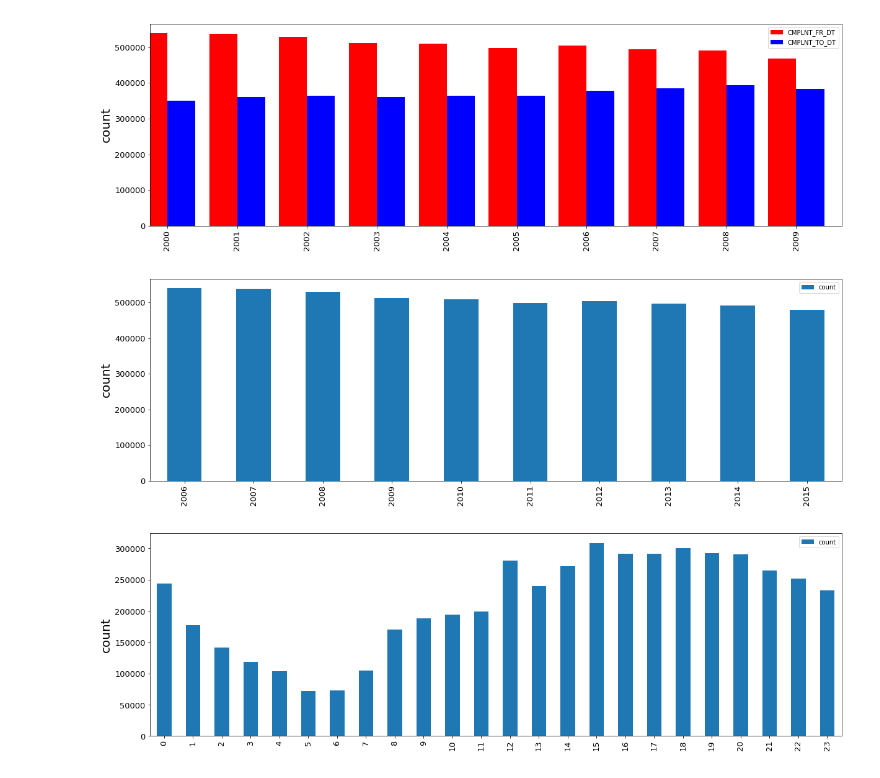
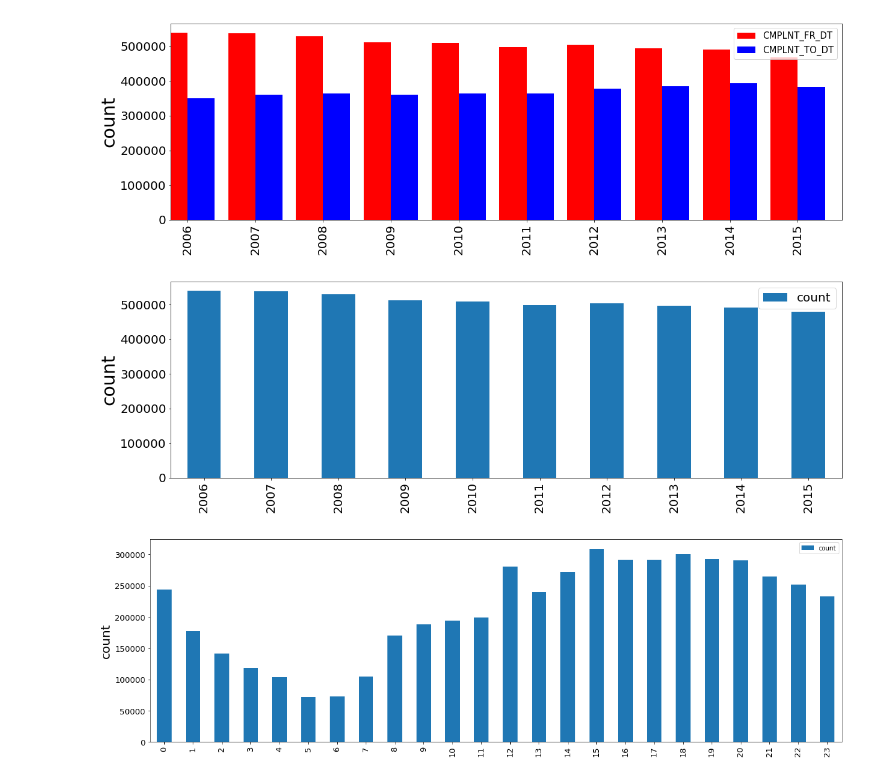
Before and after one commit to sj2384/BigDataProject, a Jupyter notebook: Weitao.ipynb, the cells around one changed output. Saved outputs shown, nothing was run; the diff lists cells and outputs as text; code cells hidden in the pictures.

```diff
--- a/Weitao.ipynb
+++ b/Weitao.ipynb
@@ -78,9 +80,9 @@ del value_dic['NULL']
 dates = {datetime.datetime.strptime(k, '%m/%d/%Y'):int(v) for k,v in value_dic.items() if k[-4:] != '1015'}
 x = sorted(dates)
 y = [dates[k] for k in sorted(dates)]
-fr_dt_df = pd.DataFrame(columns = ['date','count_from'])
+fr_dt_df = pd.DataFrame(columns = ['date','count'])
 fr_dt_df['date'] = x
-fr_dt_df['count_from'] = y
+fr_dt_df['count'] = y
 # %%
 fr_dt_df.head(8)
 # %% [output]
@@ -158,22 +153,23 @@ to_dt_df.tail(8)
 # %%
 fr_dt_df_small = fr_dt_df[2713:]
 to_dt_df_small = to_dt_df[1171:4823]
 df1 = fr_dt_df_small.groupby(fr_dt_df["date"].dt.year).sum().reset_index()
 df2 = to_dt_df_small.groupby(to_dt_df["date"].dt.year).sum().reset_index()
 df_merge = df1.merge(df2, how='outer', on='date')
 df_merge = df_merge.fillna(0)
 fig = plt.figure(figsize=(20,6)) # Create matplotlib figure
 ax = fig.add_subplot(111) # Create matplotlib axes
 width = 0.4
-b1 = df_merge.plot(kind="bar",color='red',y='count_from', ax=ax, width=width, position=1,fontsize=13,label='CMPLNT_FR_DT')
-b2 = df_merge.plot(kind="bar",color='blue',y='count', ax=ax, width=width, position=0,fontsize=13,label='CMPLNT_TO_DT')
-b1.set_ylabel('count', fontsize=20)
+b1 = df_merge.plot(kind="bar",color='red',y='count_from', ax=ax, width=width, position=1,fontsize=20,label='CMPLNT_FR_DT')
+b2 = df_merge.plot(kind="bar",color='blue',y='count', ax=ax, width=width, position=0,fontsize=20,label='CMPLNT_TO_DT')
+b1.set_ylabel('count', fontsize=30)
 ax.legend()
-ax.set_xticklabels(np.arange(2000,2017))
+ax.set_xticklabels(np.arange(2006,2016))
+plt.legend(prop={'size':15})
 plt.show()
-fig.savefig('dt_bar.jpg')
+fig.savefig('dt_bar.jpg',dpi=300)
 # %% [output]
-[figure, old version]
+[figure, new version]
 # %%
 value_dic, dtype_dic, stype_dic, label_dic = readDict('./output/RPT_DT.out', '\t')
 #del value_dic['NULL']
@@ -187,13 +183,14 @@ datedf = pd.DataFrame(columns = ['date','count'])
 datedf['date'] = x
 datedf['count'] = y
 pd.to_datetime(datedf['date'])
-f = datedf.groupby(datedf["date"].dt.year).sum().plot(kind="bar",rot = 90,y='count',figsize=(20,6),fontsize=13)
-f.set_ylabel('count', fontsize=20)
+f = datedf.groupby(datedf["date"].dt.year).sum().plot(kind="bar",rot = 90,y='count',figsize=(20,6),fontsize=20)
+f.set_ylabel('count', fontsize=30)
 f.set_xlabel(' ', fontsize=20)
 fig = f.get_figure()
-fig.savefig('rpt_date_sum.jpg')
+plt.legend(prop={'size':20})
+fig.savefig('rpt_date_sum.jpg',dpi=500)
 # %% [output]
-[figure, old version]
+[figure, new version]
 # %%
 value_dic, dtype_dic, stype_dic, label_dic = readDict('./output/CMPLNT_FR_TM.out', '\t')
 value_dic['00:00:00'] = value_dic['00:00:00'] + value_dic['24:00:00']
```
Also changed, not shown: parts of 10 cells of this notebook.
